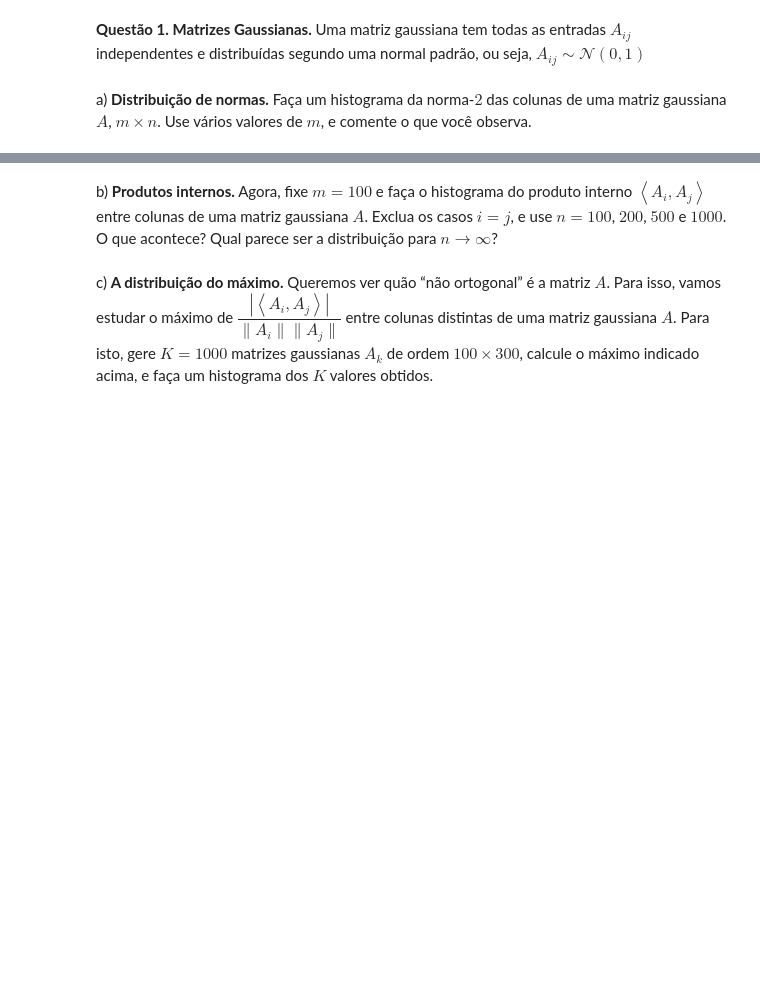
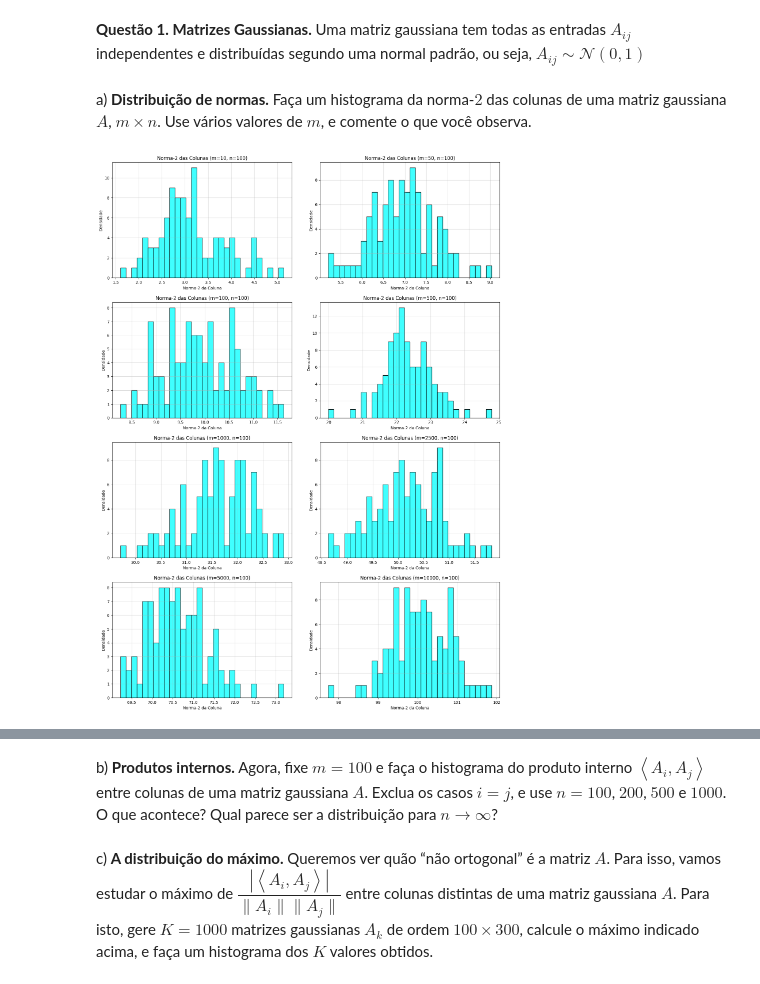
Before and after one commit to viniciodeusdara/FGV-ALN-Projeto-4, a Jupyter notebook: main.ipynb, the cells around one changed output, grey strips where cells are left out. Cells and saved outputs as stored; diff of their text form; code cells hidden in the pictures; blank space fills up the shorter version.

```diff
--- a/main.ipynb
+++ b/main.ipynb
@@ -20,3 +21,44 @@ import numpy as np
 **Questão 1. Matrizes Gaussianas.** Uma matriz gaussiana tem todas as entradas $A_{ij}$ independentes e distribuídas segundo uma normal padrão, ou seja, $A_{ij} \sim \mathcal{N} (0, 1)$
 # %% [markdown]
 a) **Distribuição de normas.** Faça um histograma da norma-$2$ das colunas de uma matriz gaussiana $A$, $ m \times n $. Use vários valores de $m$, e comente o que você observa.
+# %%
+def plot_2_norm_histogram(m_values: list, n: int):
+    """Gera matrizes gaussianas A (m x n) para diferentes valores de m,
+    calcula a norma-2 de suas colunas e plota histogramas em subplots.
+
+    Args:
+        m_values (list): Lista contendo todos os valores de m
+        n (int): Valor de n
+    """
+
+    num_plots = len(m_values)
+    cols = 2
+    rows = (num_plots + cols - 1) // cols
+
+    fig, axes = plt.subplots(rows, cols, figsize=(15, 5 * rows))
+    fig.tight_layout(pad=4)
+
+    axes = axes.ravel()
+
+    # Iterar sobre os valores de m
+    for idx, m in enumerate(m_values):
+
+        # Gerar matriz gaussiana A (m x n)
+        A = np.random.randn(m, n)
+
+        # Calcular norma de cada coluna
+        column_norms = np.linalg.norm(A, axis=0)
+
+        sns.histplot(column_norms, bins=30, color="aqua", ax=axes[i])
+        axes[idx].set_title(f"Norma-2 das Colunas (m={m}, n={n})")
+        axes[idx].set_xlabel("Norma-2 da Coluna")
+        axes[idx].set_ylabel("Densidade")
+        axes[idx].grid(alpha=0.5)
+
+    plt.show()
+
+
+m_values = [10, 50, 100, 500, 1000, 2500, 5000, 10000]
+plot_2_norm_histogram(m_values, n=100)
+# %% [output]
+[figure, added]
```
Also changed, not shown: parts of 6 cells of this notebook.
